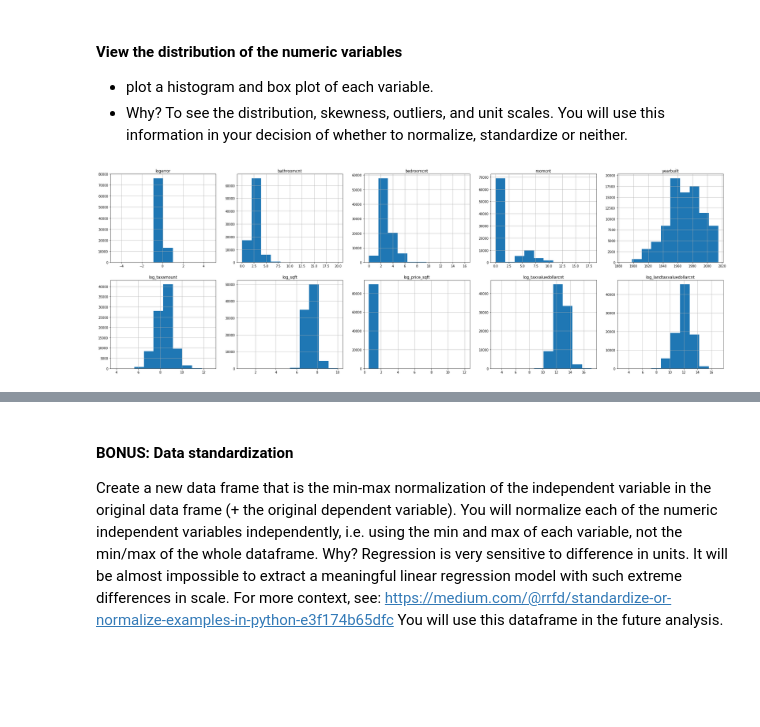
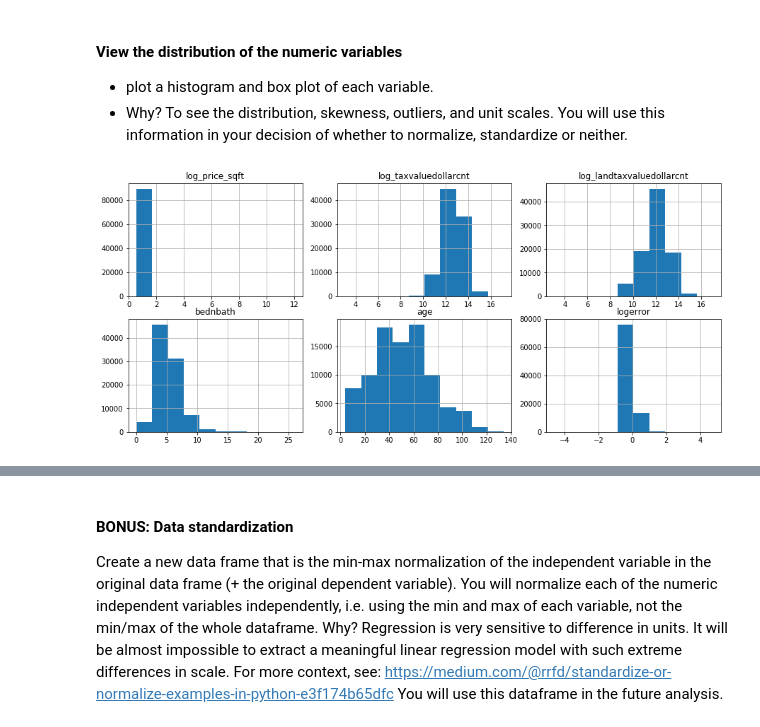
Before and after one commit to StevenGaris/codeup-ds-projects, a Jupyter notebook: Regression_Project_Steven_Garis.ipynb, the cells around one changed output, grey strips where cells are left out. Drawn from its saved outputs; the diff is of its cells as text; code cells hidden in the pictures; blank space fills up the shorter version.

```diff
--- a/Regression_Project_Steven_Garis.ipynb
+++ b/Regression_Project_Steven_Garis.ipynb
@@ -363,3 +376,9 @@ df_zillow = df_zillow.join(log_landtaxvaluedollarcnt_df)
+# %%
+df_zillow['age'] = 2019 - df_zillow.yearbuilt
+# %%
+# abs value for logerror
+
+df_zillow['abs_logerror'] = df_zillow.logerror.abs()
 # %%
 # DF has both log and non-log versions now
 
@@ -374,11 +393,16 @@ df_zillow.head()
 # %%
-# Dropping the non-log sets to have the log versions to work with
+# Dropping the non-log and ones used in feature eng  to have working ones.
 
 df_zillow = df_zillow.drop(['taxamount',
                             'calculatedfinishedsquarefeet',
                             'tax_per_sqft',
                             'taxvaluedollarcnt',
-                            'landtaxvaluedollarcnt'], axis=1)
+                            'landtaxvaluedollarcnt',
+                            'bathroomcnt',
+                            'bedroomcnt',
+                            'yearbuilt',
+                            'log_taxamount',
+                            'log_sqft'], axis=1)
 # %%
 df_zillow.head()
 # %% [output]
@@ -407,7 +428,7 @@ colnames
 # %%
-# redoing x_vars to have the logs in it
+# Resetting x_vars for the log_names
 
-x_vars = df_zillow.drop(columns='logerror')
+x_vars = df_zillow.drop(['logerror', 'abs_logerror'], axis=1)
 x_vars = list(x_vars.columns.values)
 x_vars
 # %% [output]
@@ -429,15 +446,17 @@ df_zillow.shape
 - plot a histogram and box plot of each variable.
 - Why? To see the distribution, skewness, outliers, and unit scales. You will use this information in your decision of whether to normalize, standardize or neither.
 # %%
-plt.figure(figsize=(35, 30))
+# With a lot of outliers
+
+plt.figure(figsize=(15,10))
 
 
-for i, col in enumerate(colnames):
+for i, col in enumerate(x_vars + y_var):
     plot_number = i + 1
     series = df_zillow[col]
-    plt.subplot(5,5,plot_number)
+    plt.subplot(3,3,plot_number)
     plt.title(col)
     series.hist(density=False, cumulative=False, log=False)
 # %% [output]
-[figure, old version]
+[figure, new version]
 # %%
```
Also changed, not shown: parts of 76 cells of this notebook.
